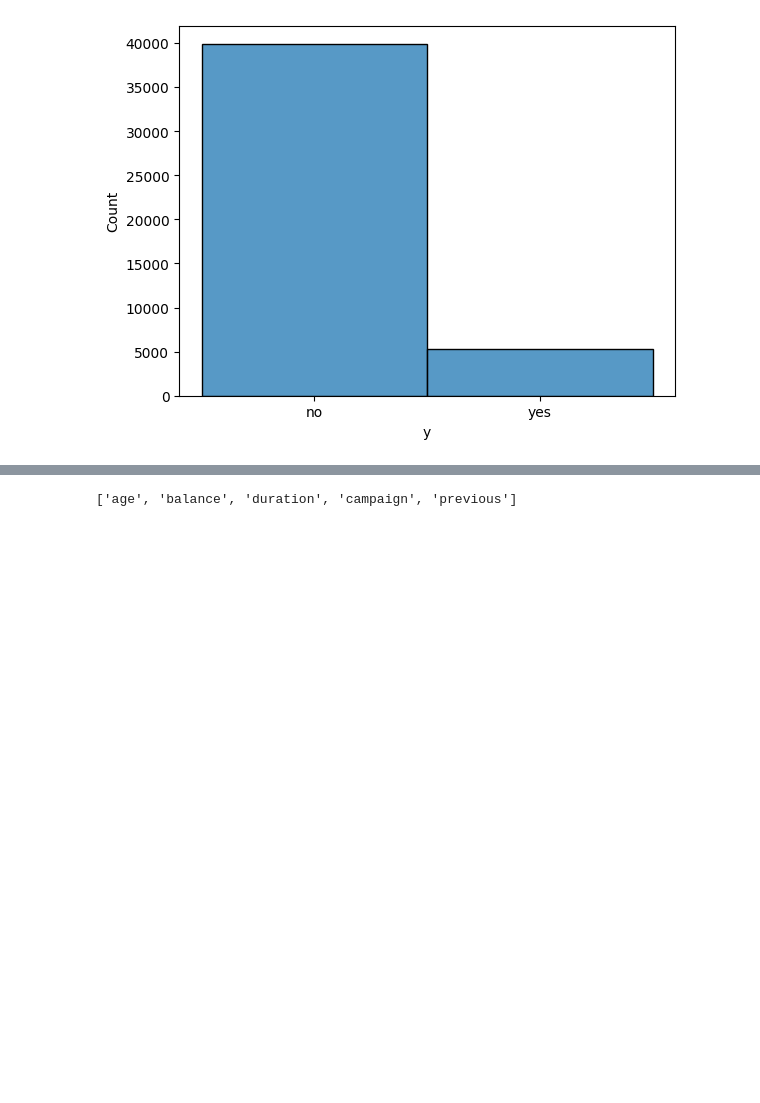
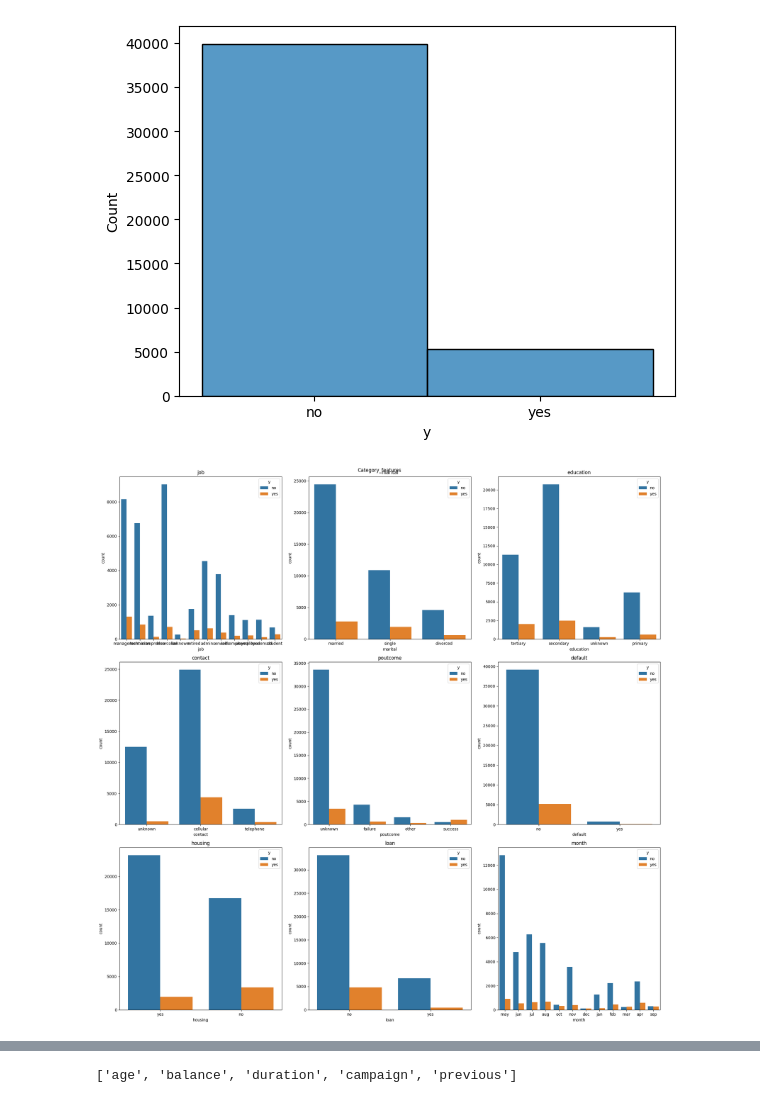
Before and after one commit to lilfakeS/schulich_data_science, a Jupyter notebook: ds2_assignment1.ipynb, the cells around one changed output, grey strips where cells are left out. Cells and saved outputs as stored; diff of their text form; code cells hidden in the pictures; blank space fills up the shorter version.

```diff
--- a/ds2_assignment1.ipynb
+++ b/ds2_assignment1.ipynb
@@ -175,6 +181,20 @@ sns.histplot(data['y'])
 # %% [output]
 <Axes: xlabel='y', ylabel='Count'>
 [figure]
+# %%
+cat_var = ['job', 'marital', 'education', 'contact', 'poutcome','default','housing','loan','month']
+# %%
+fig, axes = plt.subplots(3, 3, figsize=(20,20))
+plt.suptitle("Category_features")
+
+for i in range(min(9, len(cat_var))):  # Ensure that k doesn't exceed the length of Categorical_features or 9
+    sns.countplot(ax=axes[i//3][i%3], data=data, x=cat_var[i], hue='y')
+    axes[i//3][i%3].set_title(cat_var[i])
+
+plt.tight_layout()
+plt.show()
+# %% [output]
+[figure, added]
 # %%
 data['y'] = data['y'].replace({'yes': 1, 'no': 0})
 data['default'] = data['default'].replace({'yes': 1, 'no': 0})
```
Also changed, not shown: parts of 17 cells of this notebook, 1 other file.
